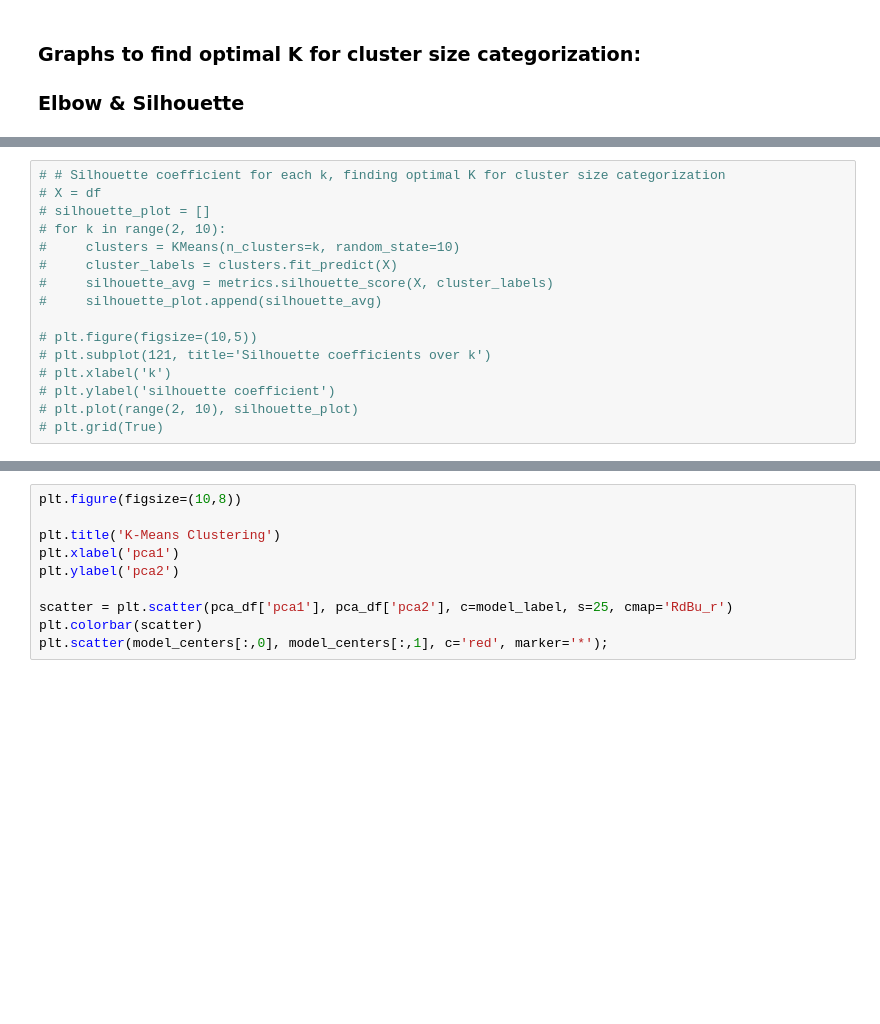
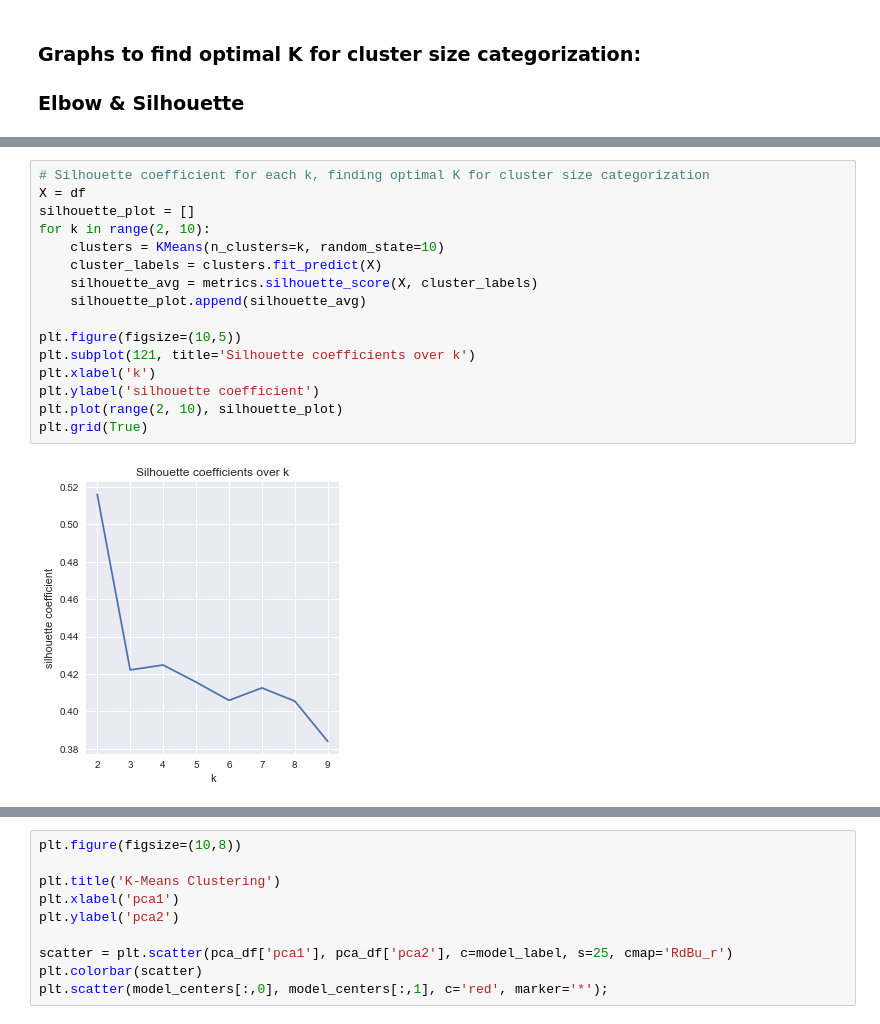
Before and after one commit to Laura-ShummonMaass/Credit_Card_Cluster, a Jupyter notebook: eda.ipynb, the cells around one changed output, grey strips where cells are left out. Saved outputs shown, nothing was run; the diff lists cells and outputs as text; blank space fills up the shorter version.

```diff
--- a/eda.ipynb
+++ b/eda.ipynb
@@ -226,19 +222,21 @@ pca_df.head()
 # %%
-# # Silhouette coefficient for each k, finding optimal K for cluster size categorization
-# X = df
-# silhouette_plot = []
-# for k in range(2, 10):
-#     clusters = KMeans(n_clusters=k, random_state=10)
-#     cluster_labels = clusters.fit_predict(X)
-#     silhouette_avg = metrics.silhouette_score(X, cluster_labels)
-#     silhouette_plot.append(silhouette_avg)
+# Silhouette coefficient for each k, finding optimal K for cluster size categorization
+X = df
+silhouette_plot = []
+for k in range(2, 10):
+    clusters = KMeans(n_clusters=k, random_state=10)
+    cluster_labels = clusters.fit_predict(X)
+    silhouette_avg = metrics.silhouette_score(X, cluster_labels)
+    silhouette_plot.append(silhouette_avg)
 
-# plt.figure(figsize=(10,5))
-# plt.subplot(121, title='Silhouette coefficients over k')
-# plt.xlabel('k')
-# plt.ylabel('silhouette coefficient')
-# plt.plot(range(2, 10), silhouette_plot)
-# plt.grid(True)
+plt.figure(figsize=(10,5))
+plt.subplot(121, title='Silhouette coefficients over k')
+plt.xlabel('k')
+plt.ylabel('silhouette coefficient')
+plt.plot(range(2, 10), silhouette_plot)
+plt.grid(True)
+# %% [output]
+[figure, added]
 # %%
 model = KMeans(n_clusters=5, random_state=10).fit(pca_df)
 model_label = model.labels_
```
Also changed, not shown: parts of 25 cells of this notebook.
